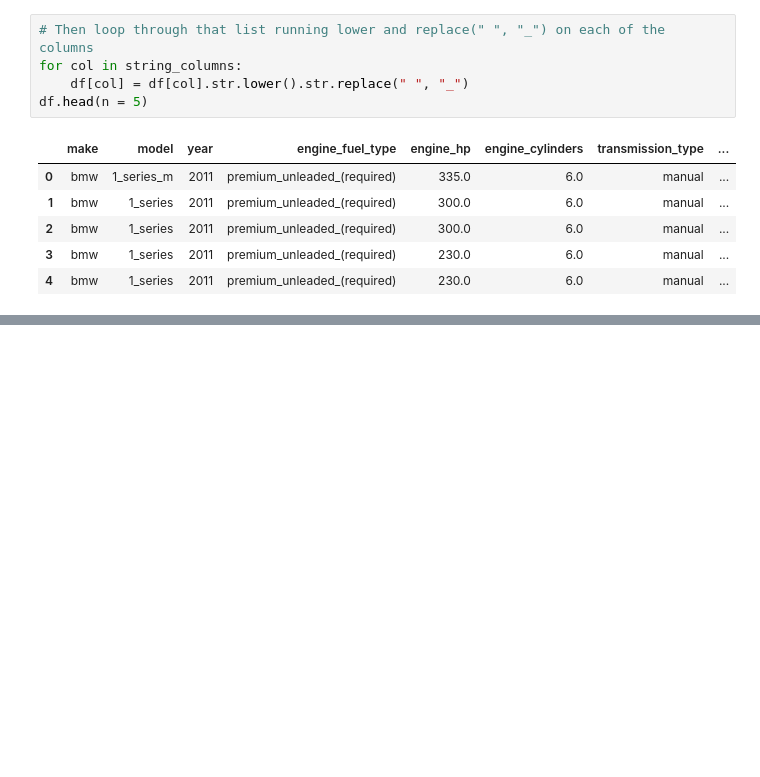
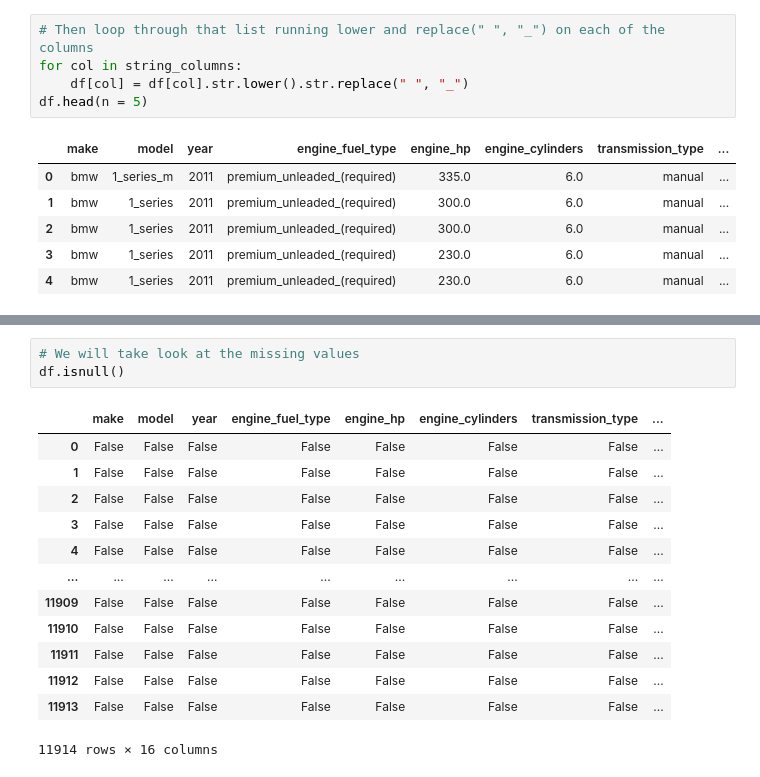
Before and after one commit to kasteion/ml-zoomcamp-2024, a Jupyter notebook: 02-regression/02-price-prediction.ipynb, the cells around one changed output, grey strips where cells are left out. Cells and saved outputs as stored; diff of their text form; blank space fills up the shorter version.

```diff
--- a/02-regression/02-price-prediction.ipynb
+++ b/02-regression/02-price-prediction.ipynb
@@ -105,0 +194,17 @@ df.head(n = 5)
+# %%
+# We will take look at the missing values
+df.isnull()
+# %% [output]
+|  | make | model | year | engine_fuel_type | engine_hp | engine_cylinders | transmission_type | ... |
+| 0 | False | False | False | False | False | False | False | ... |
+| 1 | False | False | False | False | False | False | False | ... |
+| 2 | False | False | False | False | False | False | False | ... |
+| 3 | False | False | False | False | False | False | False | ... |
+| 4 | False | False | False | False | False | False | False | ... |
+| ... | ... | ... | ... | ... | ... | ... | ... | ... |
+| 11909 | False | False | False | False | False | False | False | ... |
+| 11910 | False | False | False | False | False | False | False | ... |
+| 11911 | False | False | False | False | False | False | False | ... |
+| 11912 | False | False | False | False | False | False | False | ... |
+| 11913 | False | False | False | False | False | False | False | ... |
+11914 rows × 16 columns
```
Also changed, not shown: parts of 34 cells of this notebook.
